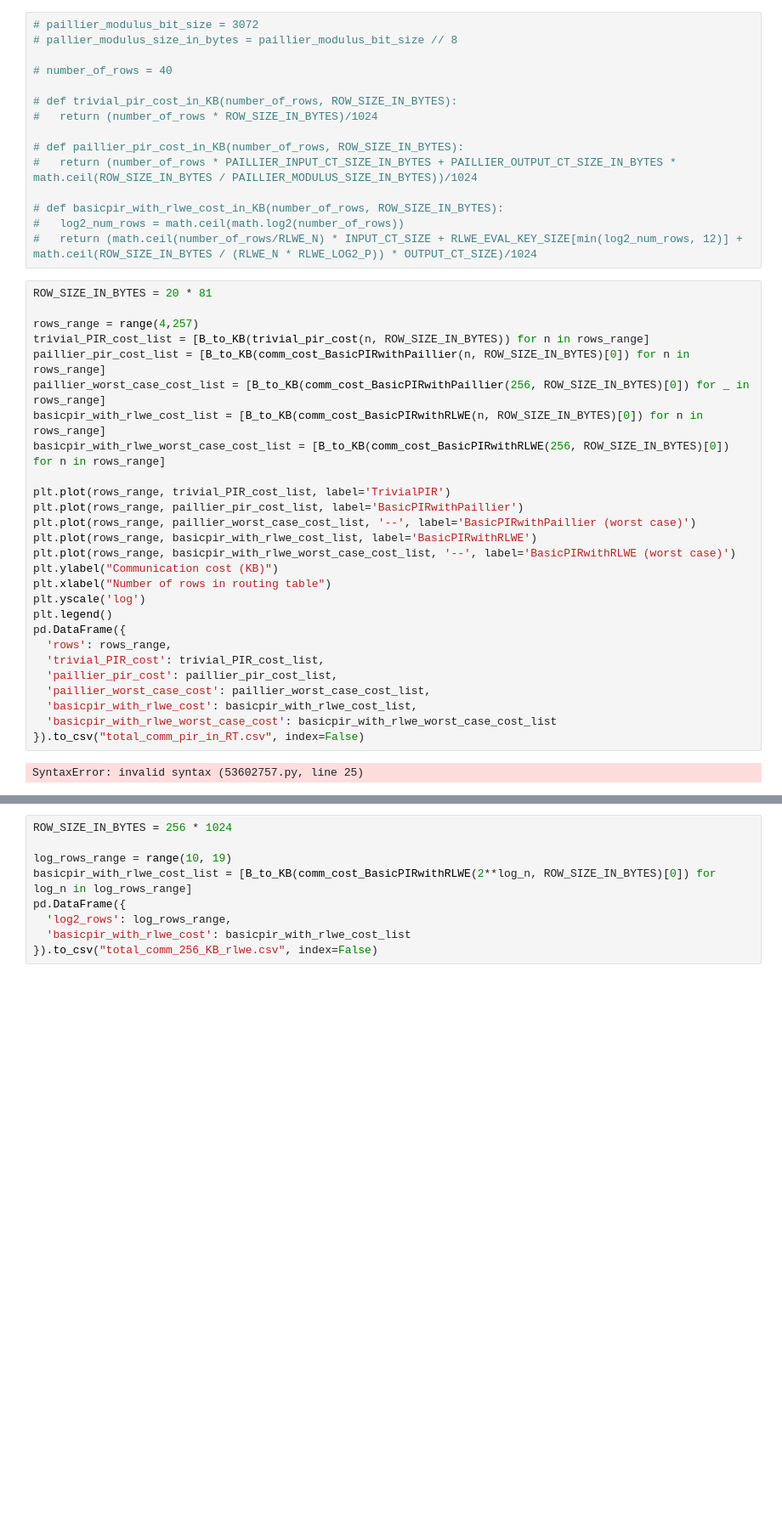
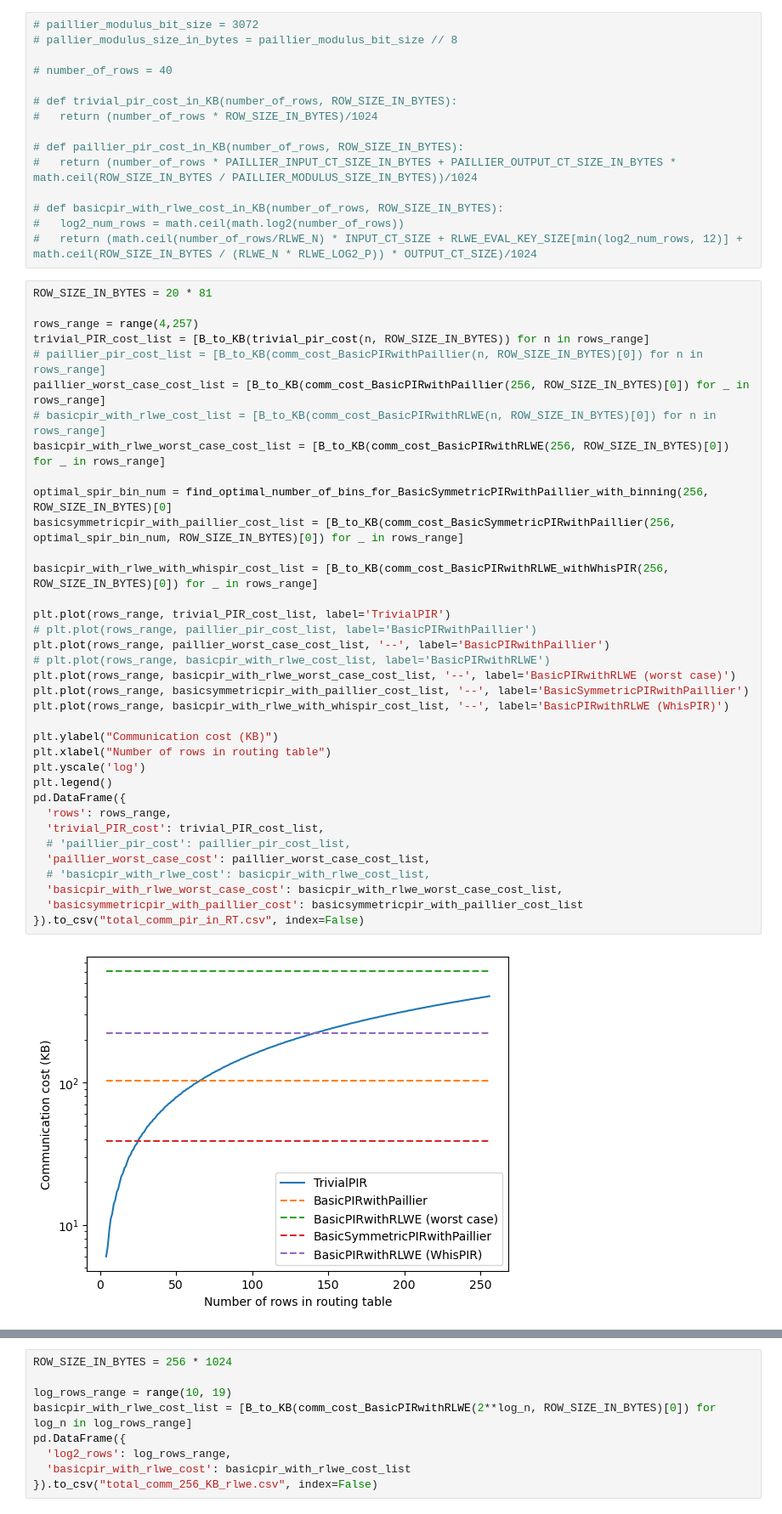
Before and after one commit to dettanym/dhtpir-ipfs, a Jupyter notebook: pir-parameters/params.ipynb, the cells around one changed output, grey strips where cells are left out. Shown: that part at 85% size. Saved outputs shown, nothing was run; the diff lists cells and outputs as text; blank space fills up the shorter version.

Commit message:
added whispir

```diff
--- a/pir-parameters/params.ipynb
+++ b/pir-parameters/params.ipynb
@@ -245,29 +304,38 @@ Communiction Costs of PIR over the Routing Table
 # %%
 ROW_SIZE_IN_BYTES = 20 * 81
 
 rows_range = range(4,257)
 trivial_PIR_cost_list = [B_to_KB(trivial_pir_cost(n, ROW_SIZE_IN_BYTES)) for n in rows_range]
-paillier_pir_cost_list = [B_to_KB(comm_cost_BasicPIRwithPaillier(n, ROW_SIZE_IN_BYTES)[0]) for n in rows_range]
+# paillier_pir_cost_list = [B_to_KB(comm_cost_BasicPIRwithPaillier(n, ROW_SIZE_IN_BYTES)[0]) for n in rows_range]
 paillier_worst_case_cost_list = [B_to_KB(comm_cost_BasicPIRwithPaillier(256, ROW_SIZE_IN_BYTES)[0]) for _ in rows_range]
-basicpir_with_rlwe_cost_list = [B_to_KB(comm_cost_BasicPIRwithRLWE(n, ROW_SIZE_IN_BYTES)[0]) for n in rows_range]
-basicpir_with_rlwe_worst_case_cost_list = [B_to_KB(comm_cost_BasicPIRwithRLWE(256, ROW_SIZE_IN_BYTES)[0]) for n in rows_range]
+# basicpir_with_rlwe_cost_list = [B_to_KB(comm_cost_BasicPIRwithRLWE(n, ROW_SIZE_IN_BYTES)[0]) for n in rows_range]
+basicpir_with_rlwe_worst_case_cost_list = [B_to_KB(comm_cost_BasicPIRwithRLWE(256, ROW_SIZE_IN_BYTES)[0]) for _ in rows_range]
+
+optimal_spir_bin_num = find_optimal_number_of_bins_for_BasicSymmetricPIRwithPaillier_with_binning(256, ROW_SIZE_IN_BYTES)[0]
+basicsymmetricpir_with_paillier_cost_list = [B_to_KB(comm_cost_BasicSymmetricPIRwithPaillier(256, optimal_spir_bin_num, ROW_SIZE_IN_BYTES)[0]) for _ in rows_range]
+
+basicpir_with_rlwe_with_whispir_cost_list = [B_to_KB(comm_cost_BasicPIRwithRLWE_withWhisPIR(256, ROW_SIZE_IN_BYTES)[0]) for _ in rows_range]
 
 plt.plot(rows_range, trivial_PIR_cost_list, label='TrivialPIR')
-plt.plot(rows_range, paillier_pir_cost_list, label='BasicPIRwithPaillier')
-plt.plot(rows_range, paillier_worst_case_cost_list, '--', label='BasicPIRwithPaillier (worst case)')
-plt.plot(rows_range, basicpir_with_rlwe_cost_list, label='BasicPIRwithRLWE')
+# plt.plot(rows_range, paillier_pir_cost_list, label='BasicPIRwithPaillier')
+plt.plot(rows_range, paillier_worst_case_cost_list, '--', label='BasicPIRwithPaillier')
+# plt.plot(rows_range, basicpir_with_rlwe_cost_list, label='BasicPIRwithRLWE')
 plt.plot(rows_range, basicpir_with_rlwe_worst_case_cost_list, '--', label='BasicPIRwithRLWE (worst case)')
+plt.plot(rows_range, basicsymmetricpir_with_paillier_cost_list, '--', label='BasicSymmetricPIRwithPaillier')
+plt.plot(rows_range, basicpir_with_rlwe_with_whispir_cost_list, '--', label='BasicPIRwithRLWE (WhisPIR)')
+
 plt.ylabel("Communication cost (KB)")
 plt.xlabel("Number of rows in routing table")
 plt.yscale('log')
 plt.legend()
 pd.DataFrame({
   'rows': rows_range,
   'trivial_PIR_cost': trivial_PIR_cost_list,
-  'paillier_pir_cost': paillier_pir_cost_list,
+  # 'paillier_pir_cost': paillier_pir_cost_list,
   'paillier_worst_case_cost': paillier_worst_case_cost_list,
-  'basicpir_with_rlwe_cost': basicpir_with_rlwe_cost_list,
-  'basicpir_with_rlwe_worst_case_cost': basicpir_with_rlwe_worst_case_cost_list
+  # 'basicpir_with_rlwe_cost': basicpir_with_rlwe_cost_list,
+  'basicpir_with_rlwe_worst_case_cost': basicpir_with_rlwe_worst_case_cost_list,
+  'basicsymmetricpir_with_paillier_cost': basicsymmetricpir_with_paillier_cost_list
 }).to_csv("total_comm_pir_in_RT.csv", index=False)
 # %% [output]
-SyntaxError: invalid syntax (53602757.py, line 25)
+[figure, added]
```
Also changed, not shown: parts of 6 cells of this notebook.
